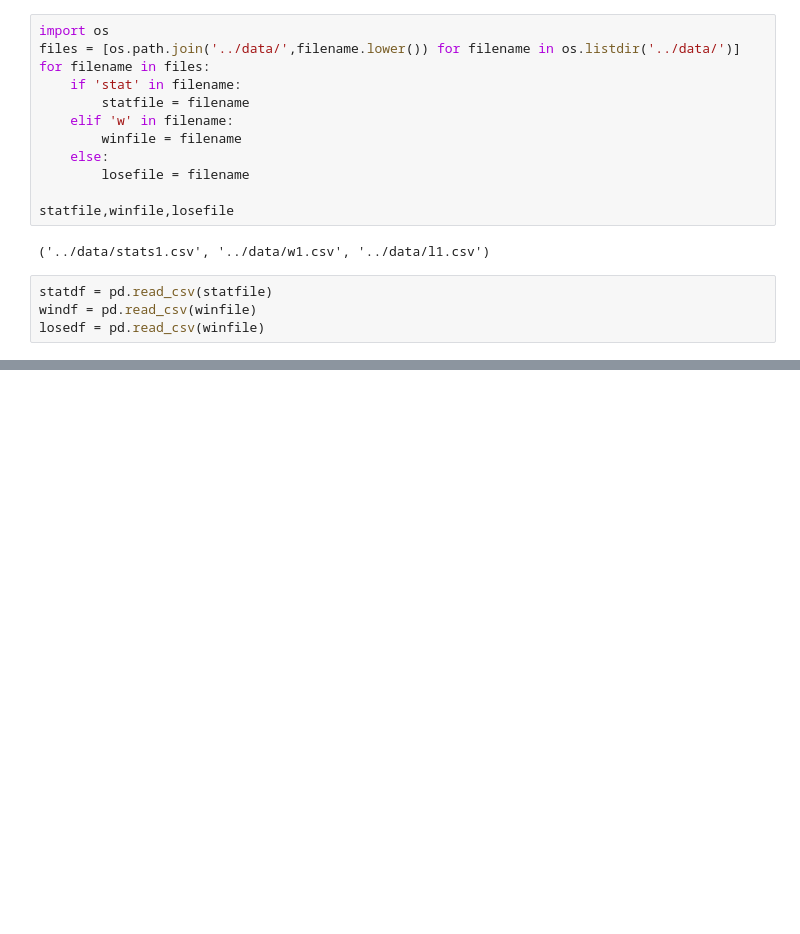
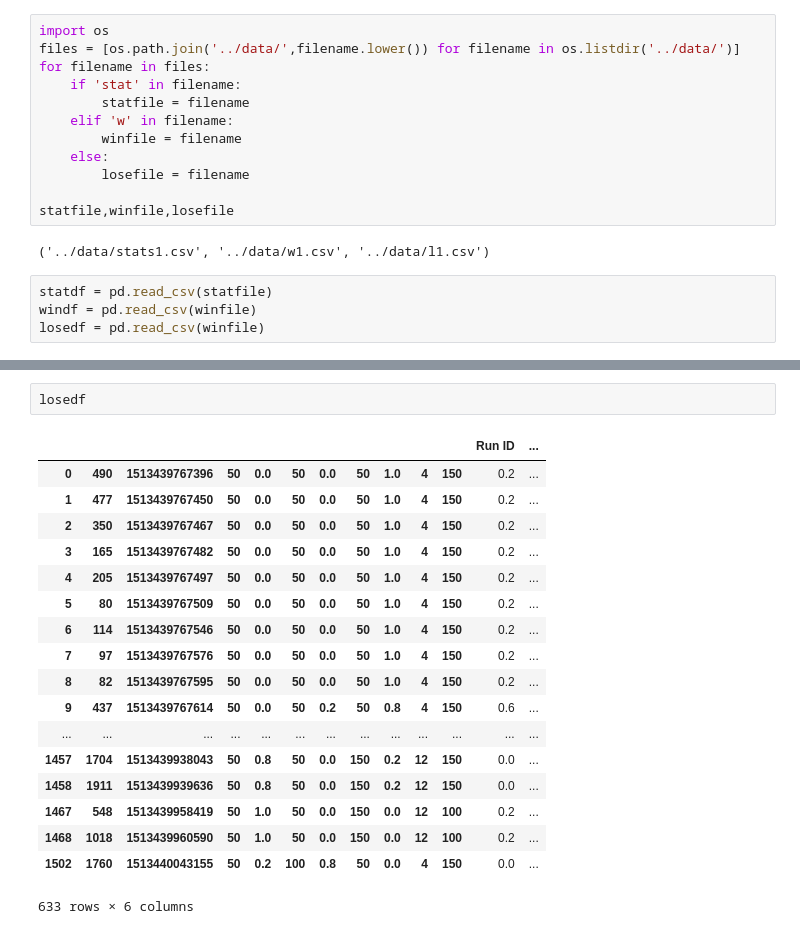
Before and after one commit to vpatov/RTS_Simulation, a Jupyter notebook: notebook/Untitled.ipynb, the cells around one changed output, grey strips where cells are left out. Cells and saved outputs as stored; diff of their text form; blank space fills up the shorter version.

```diff
--- a/notebook/Untitled.ipynb
+++ b/notebook/Untitled.ipynb
@@ -50,0 +31,21 @@ losedf = pd.read_csv(winfile)
+# %%
+losedf
+# %% [output]
+|  |  |  |  |  |  |  |  |  |  |  | Run ID | ... |
+| 0 | 490 | 1513439767396 | 50 | 0.0 | 50 | 0.0 | 50 | 1.0 | 4 | 150 | 0.2 | ... |
+| 1 | 477 | 1513439767450 | 50 | 0.0 | 50 | 0.0 | 50 | 1.0 | 4 | 150 | 0.2 | ... |
+| 2 | 350 | 1513439767467 | 50 | 0.0 | 50 | 0.0 | 50 | 1.0 | 4 | 150 | 0.2 | ... |
+| 3 | 165 | 1513439767482 | 50 | 0.0 | 50 | 0.0 | 50 | 1.0 | 4 | 150 | 0.2 | ... |
+| 4 | 205 | 1513439767497 | 50 | 0.0 | 50 | 0.0 | 50 | 1.0 | 4 | 150 | 0.2 | ... |
+| 5 | 80 | 1513439767509 | 50 | 0.0 | 50 | 0.0 | 50 | 1.0 | 4 | 150 | 0.2 | ... |
+| 6 | 114 | 1513439767546 | 50 | 0.0 | 50 | 0.0 | 50 | 1.0 | 4 | 150 | 0.2 | ... |
+| 7 | 97 | 1513439767576 | 50 | 0.0 | 50 | 0.0 | 50 | 1.0 | 4 | 150 | 0.2 | ... |
+| 8 | 82 | 1513439767595 | 50 | 0.0 | 50 | 0.0 | 50 | 1.0 | 4 | 150 | 0.2 | ... |
+| 9 | 437 | 1513439767614 | 50 | 0.0 | 50 | 0.2 | 50 | 0.8 | 4 | 150 | 0.6 | ... |
+| ... | ... | ... | ... | ... | ... | ... | ... | ... | ... | ... | ... | ... |
+| 1457 | 1704 | 1513439938043 | 50 | 0.8 | 50 | 0.0 | 150 | 0.2 | 12 | 150 | 0.0 | ... |
+| 1458 | 1911 | 1513439939636 | 50 | 0.8 | 50 | 0.0 | 150 | 0.2 | 12 | 150 | 0.0 | ... |
+| 1467 | 548 | 1513439958419 | 50 | 1.0 | 50 | 0.0 | 150 | 0.0 | 12 | 100 | 0.2 | ... |
+| 1468 | 1018 | 1513439960590 | 50 | 1.0 | 50 | 0.0 | 150 | 0.0 | 12 | 100 | 0.2 | ... |
+| 1502 | 1760 | 1513440043155 | 50 | 0.2 | 100 | 0.8 | 50 | 0.0 | 4 | 150 | 0.0 | ... |
+633 rows × 6 columns
```
Also changed, not shown: parts of 5 cells of this notebook, 14 other files.
